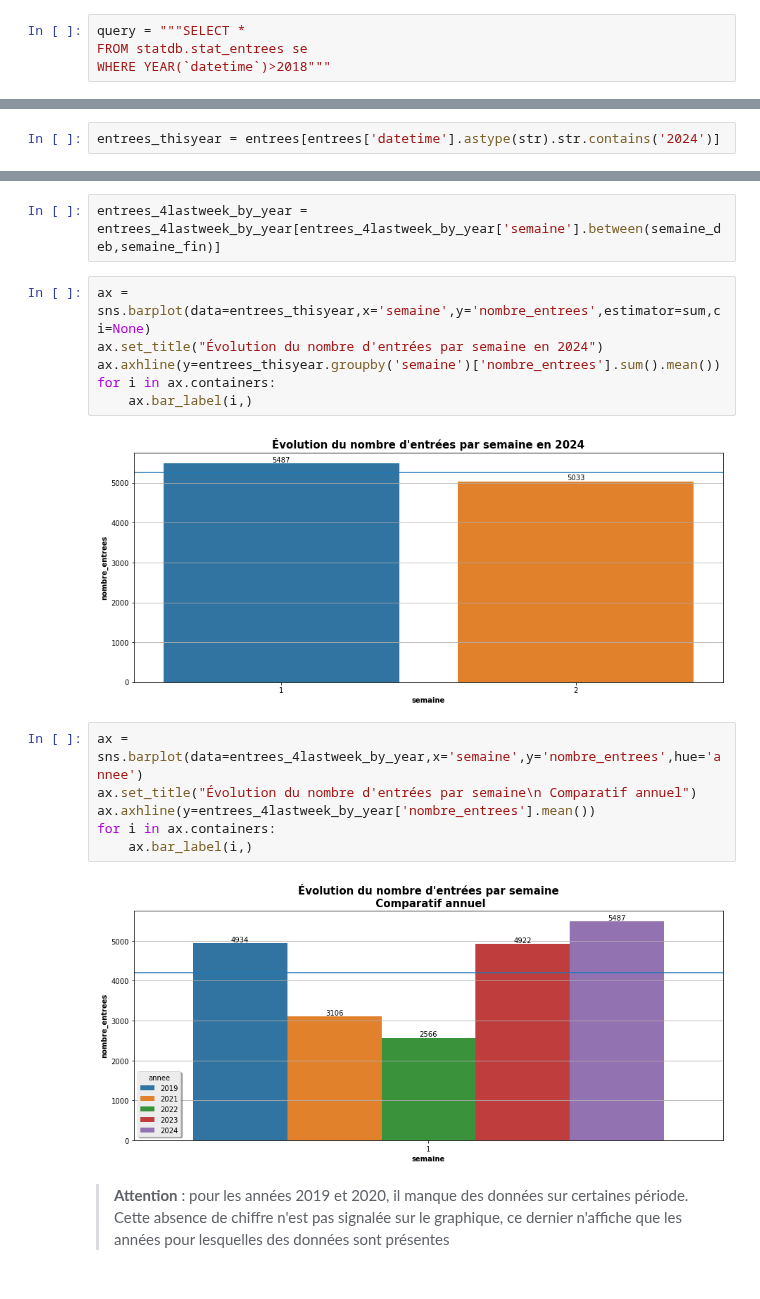
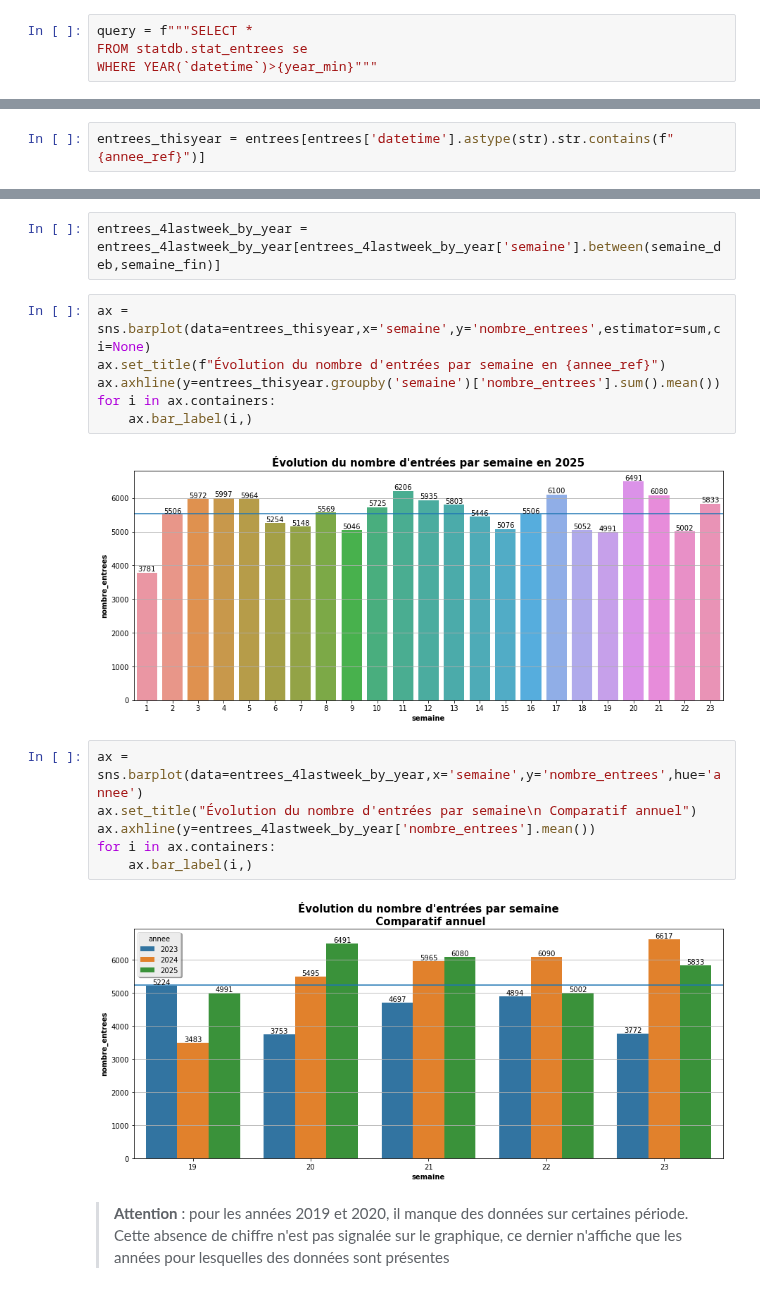
Before and after one commit to medrbx/kibini2, a Jupyter notebook: kibini/notebook_kibini2_med_evolution_entrees.ipynb, the cells around one changed output, grey strips where cells are left out. Cells and saved outputs as stored; diff of their text form.

Commit message:
MAJ correction plage stats evolution entrees

```diff
--- a/kibini/notebook_kibini2_med_evolution_entrees.ipynb
+++ b/kibini/notebook_kibini2_med_evolution_entrees.ipynb
@@ -24,7 +26,7 @@ db_conn = DbConn().create_engine()
 # %%
-query = """SELECT *
+query = f"""SELECT *
 FROM statdb.stat_entrees se
-WHERE YEAR(`datetime`)>2018"""
+WHERE YEAR(`datetime`)>{year_min}"""
 # %%
 entrees = pd.read_sql(query,db_conn)
 # %%
@@ -40,7 +42,7 @@ entrees_thisyear = entrees[entrees["annee"]==annee_ref]
 # %%
 entrees_4lastweek_by_year = entrees.groupby(['annee','semaine'])['nombre_entrees'].sum().reset_index()
 # %%
-entrees_thisyear = entrees[entrees['datetime'].astype(str).str.contains('2024')]
+entrees_thisyear = entrees[entrees['datetime'].astype(str).str.contains(f"{annee_ref}")]
 # %%
 semaine_fin = entrees_thisyear['semaine'].max()
 semaine_deb = semaine_fin - 4
@@ -48,12 +50,12 @@ semaine_deb = semaine_fin - 4
 entrees_4lastweek_by_year = entrees_4lastweek_by_year[entrees_4lastweek_by_year['semaine'].between(semaine_deb,semaine_fin)]
 # %%
 ax = sns.barplot(data=entrees_thisyear,x='semaine',y='nombre_entrees',estimator=sum,ci=None)
-ax.set_title("Évolution du nombre d'entrées par semaine en 2024")
+ax.set_title(f"Évolution du nombre d'entrées par semaine en {annee_ref}")
 ax.axhline(y=entrees_thisyear.groupby('semaine')['nombre_entrees'].sum().mean())
 for i in ax.containers:
     ax.bar_label(i,)
 # %% [output]
-[figure, old version]
+[figure, new version]
 # %%
 ax = sns.barplot(data=entrees_4lastweek_by_year,x='semaine',y='nombre_entrees',hue='annee')
 ax.set_title("Évolution du nombre d'entrées par semaine\n Comparatif annuel")
@@ -61,7 +63,7 @@ ax.axhline(y=entrees_4lastweek_by_year['nombre_entrees'].mean())
 for i in ax.containers:
     ax.bar_label(i,)
 # %% [output]
-[figure, old version]
+[figure, new version]
 # %% [markdown]
 > **Attention** : pour les années 2019 et 2020, il manque des données sur certaines période. Cette absence de chiffre n'est pas signalée sur le graphique, ce dernier n'affiche que les années pour lesquelles des données sont présentes
 # %%
```
Also changed, not shown: parts of 4 cells of this notebook, 1 other file.
